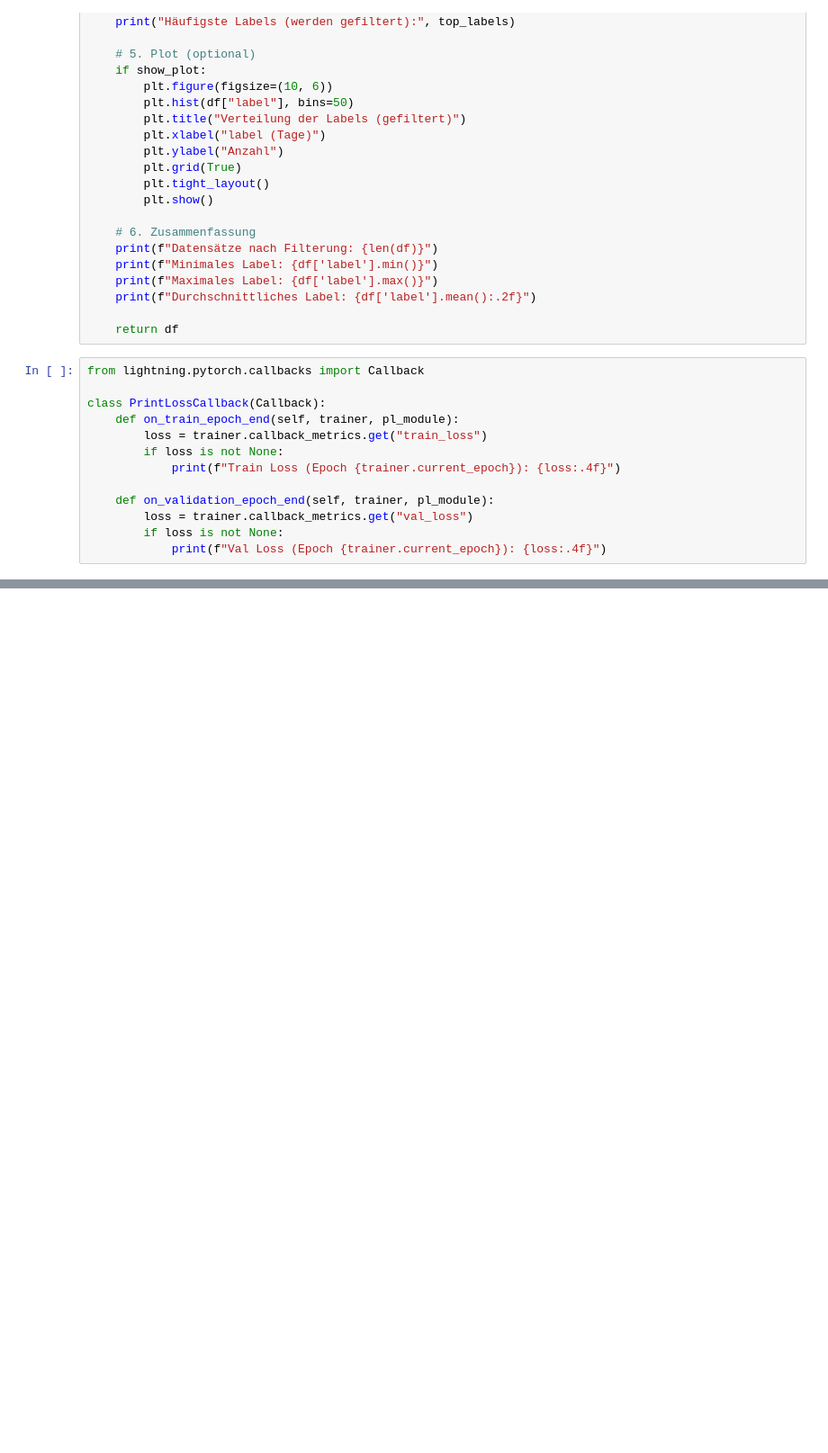
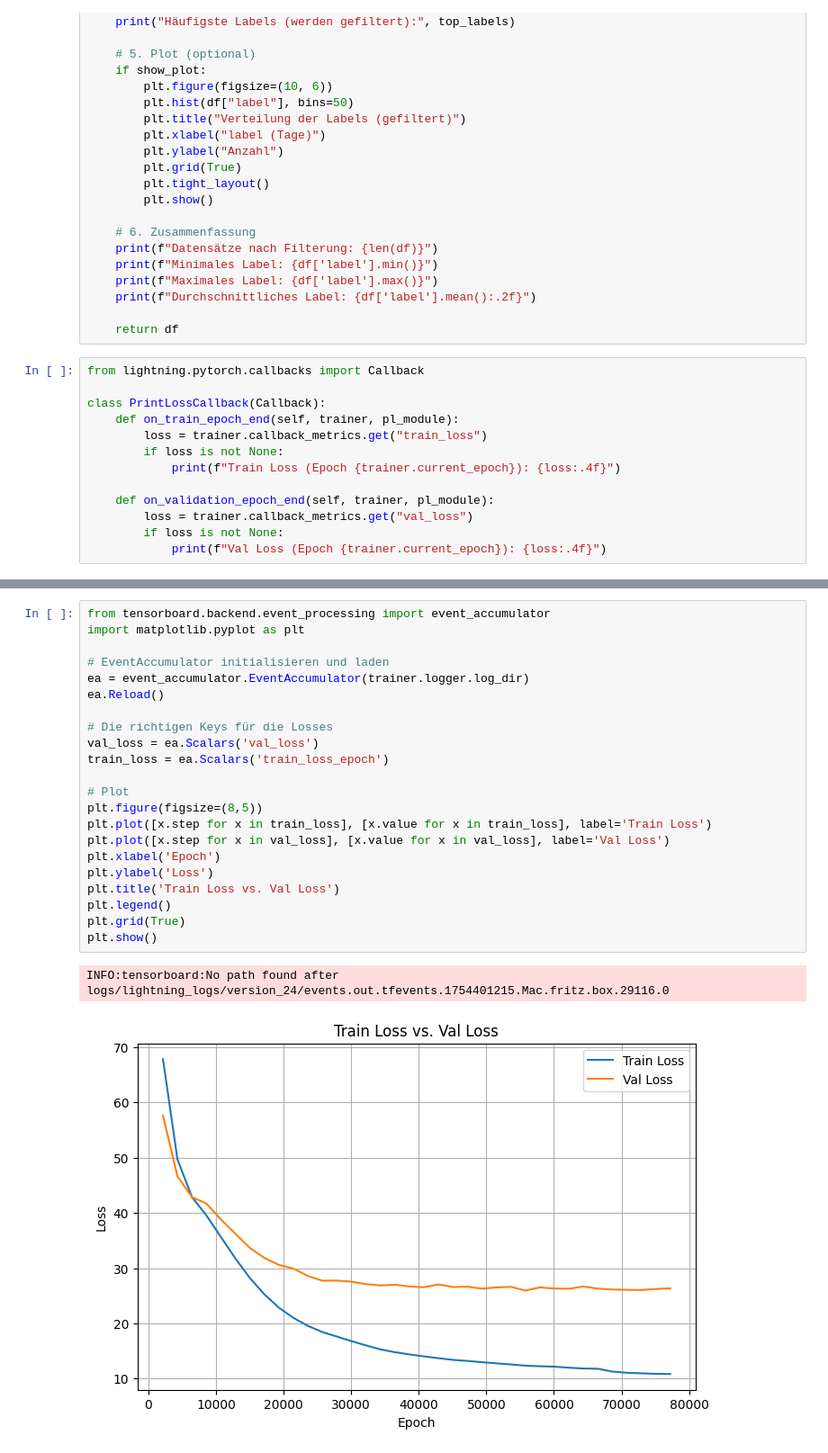
Before and after one commit to FlorianRunkel/masterthesis, a Jupyter notebook: backend/ml_pipe/models/tft/pipeline_tft.ipynb, the cells around one changed output, grey strips where cells are left out. Shown at 90% size. Saved outputs shown, nothing was run; the diff lists cells and outputs as text; blank space fills up the shorter version.

```diff
--- a/backend/ml_pipe/models/tft/pipeline_tft.ipynb
+++ b/backend/ml_pipe/models/tft/pipeline_tft.ipynb
@@ -326,3 +326,28 @@ INFO:tensorboard:No path found after logs/lightning_logs/version_23/events.out.t
+# %%
+from tensorboard.backend.event_processing import event_accumulator
+import matplotlib.pyplot as plt
+
+# EventAccumulator initialisieren und laden
+ea = event_accumulator.EventAccumulator(trainer.logger.log_dir)
+ea.Reload()
+
+# Die richtigen Keys für die Losses
+val_loss = ea.Scalars('val_loss')
+train_loss = ea.Scalars('train_loss_epoch')
+
+# Plot
+plt.figure(figsize=(8,5))
+plt.plot([x.step for x in train_loss], [x.value for x in train_loss], label='Train Loss')
+plt.plot([x.step for x in val_loss], [x.value for x in val_loss], label='Val Loss')
+plt.xlabel('Epoch')
+plt.ylabel('Loss')
+plt.title('Train Loss vs. Val Loss')
+plt.legend()
+plt.grid(True)
+plt.show()
+# %% [output]
+INFO:tensorboard:No path found after logs/lightning_logs/version_24/events.out.tfevents.1754401215.Mac.fritz.box.29116.0
+[figure, added]
 # %%
 from tensorboard.backend.event_processing import event_accumulator
 
```
Also changed, not shown: parts of 4 cells of this notebook, 11 other files.
